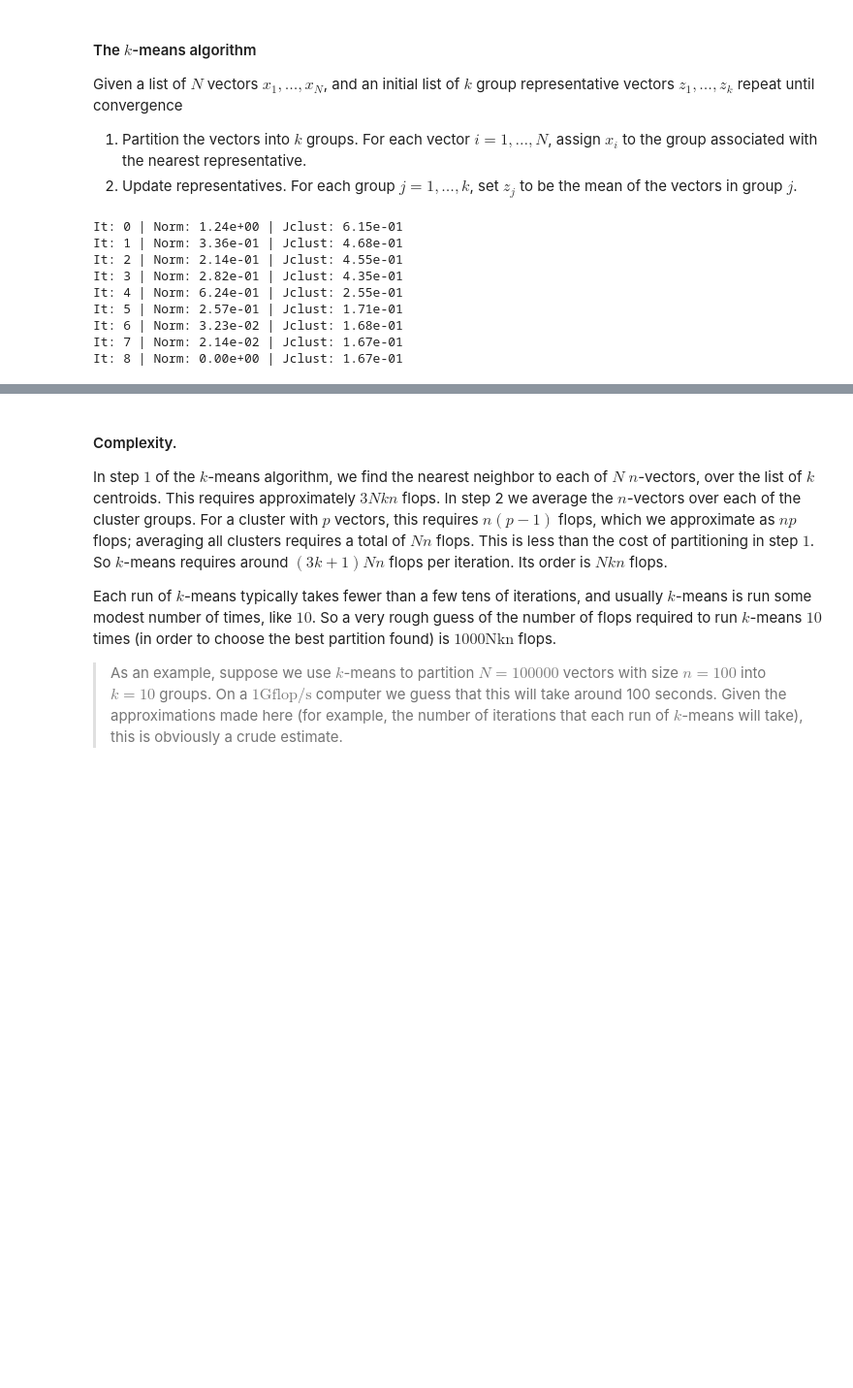
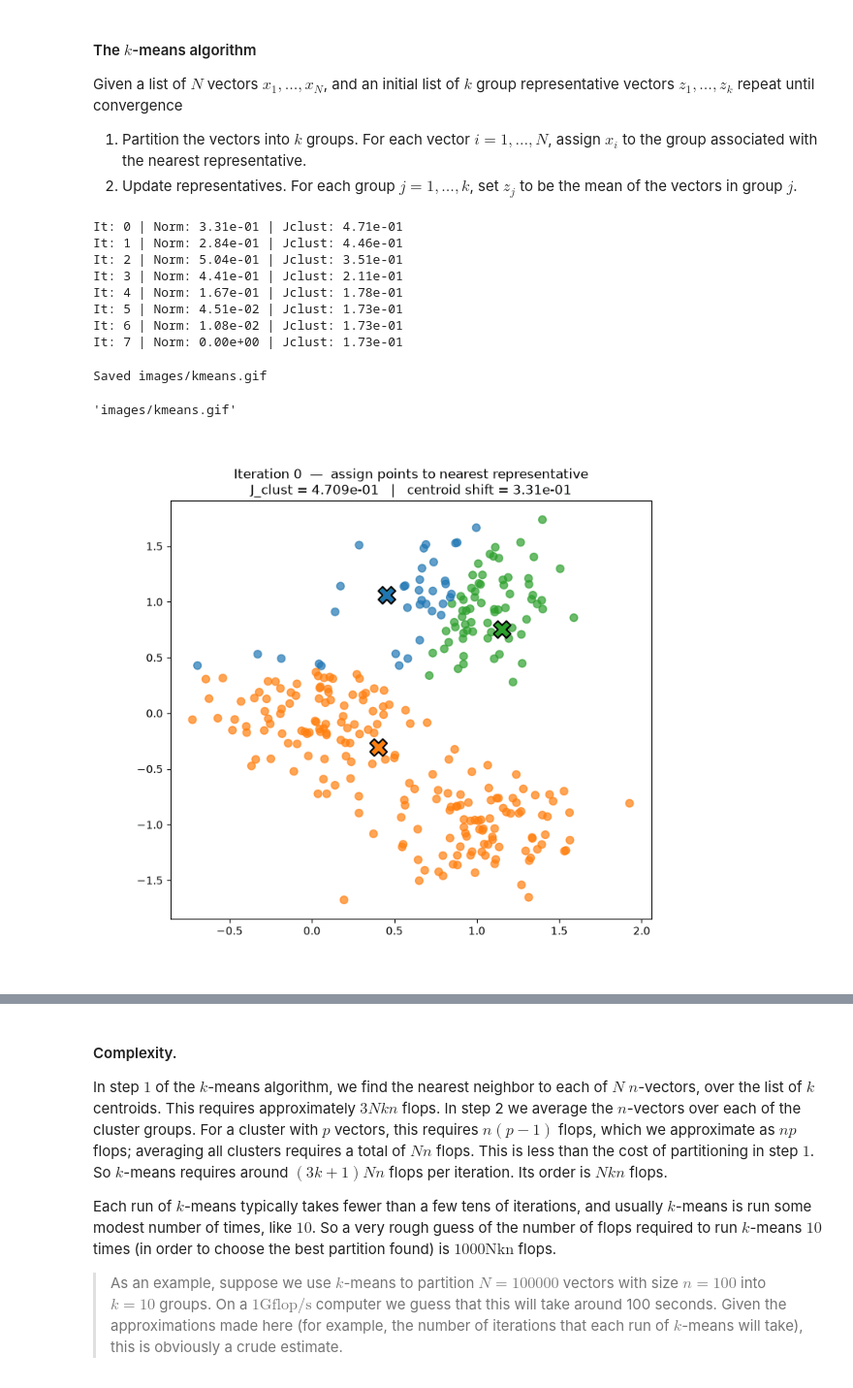
Before and after one commit to deumath/jupyterlite, a Jupyter notebook: content/MathML/lecture_slides_ch_04.ipynb, the cells around one changed output, grey strips where cells are left out. Shown at 97% size. Saved outputs shown, nothing was run; the diff lists cells and outputs as text; code cells hidden in the pictures; blank space fills up the shorter version.

```diff
--- a/content/MathML/lecture_slides_ch_04.ipynb
+++ b/content/MathML/lecture_slides_ch_04.ipynb
@@ -246,16 +360,26 @@ def k_means(X, k, max_iters=100, tol=1e-9):
 # %%
 k = 3
-reps, assignment = k_means(X, k)
+reps, assignment, history = k_means(X, k)
 # %% [output]
-It: 0 | Norm: 1.24e+00 | Jclust: 6.15e-01
-It: 1 | Norm: 3.36e-01 | Jclust: 4.68e-01
-It: 2 | Norm: 2.14e-01 | Jclust: 4.55e-01
-It: 3 | Norm: 2.82e-01 | Jclust: 4.35e-01
-It: 4 | Norm: 6.24e-01 | Jclust: 2.55e-01
-It: 5 | Norm: 2.57e-01 | Jclust: 1.71e-01
-It: 6 | Norm: 3.23e-02 | Jclust: 1.68e-01
-It: 7 | Norm: 2.14e-02 | Jclust: 1.67e-01
-It: 8 | Norm: 0.00e+00 | Jclust: 1.67e-01
+It: 0 | Norm: 3.31e-01 | Jclust: 4.71e-01
+It: 1 | Norm: 2.84e-01 | Jclust: 4.46e-01
+It: 2 | Norm: 5.04e-01 | Jclust: 3.51e-01
+It: 3 | Norm: 4.41e-01 | Jclust: 2.11e-01
+It: 4 | Norm: 1.67e-01 | Jclust: 1.78e-01
+It: 5 | Norm: 4.51e-02 | Jclust: 1.73e-01
+It: 6 | Norm: 1.08e-02 | Jclust: 1.73e-01
+It: 7 | Norm: 0.00e+00 | Jclust: 1.73e-01
+# %%
+animate_kmeans(X, history, filename="kmeans", fps=1)
+# %% [output]
+Saved images/kmeans.gif
+'images/kmeans.gif'
+# %%
+from IPython.display import Image
+
+Image("images/kmeans.gif")
+# %% [output]
+[figure, added]
 # %%
 groups = [[X[i] for i in range(len(X)) if assignment[i] == j] for j in range(k)]
 
```
Also changed, not shown: parts of 21 cells of this notebook, 6 other files.
